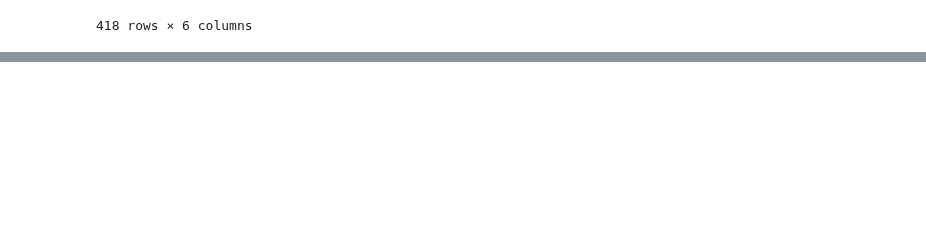
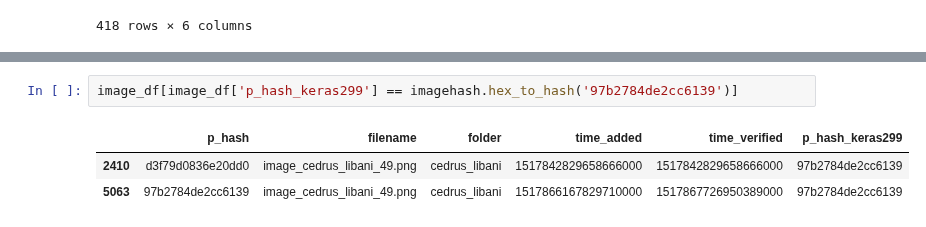
Before and after one commit to NathanielBlairStahn/tree-logic, a Jupyter notebook: notebooks_gb_3_classes/update_image_paths.ipynb, the cells around one changed output, grey strips where cells are left out. Saved outputs shown, nothing was run; the diff lists cells and outputs as text; blank space fills up the shorter version.

```diff
--- a/notebooks_gb_3_classes/update_image_paths.ipynb
+++ b/notebooks_gb_3_classes/update_image_paths.ipynb
@@ -119,0 +182,6 @@ image_df[image_df['p_hash'] != image_df['p_hash_keras299']]
+# %%
+image_df[image_df['p_hash_keras299'] == imagehash.hex_to_hash('97b2784de2cc6139')]
+# %% [output]
+|  | p_hash | filename | folder | time_added | time_verified | p_hash_keras299 |
+| 2410 | d3f79d0836e20dd0 | image_cedrus_libani_49.png | cedrus_libani | 1517842829658666000 | 1517842829658666000 | 97b2784de2cc6139 |
+| 5063 | 97b2784de2cc6139 | image_cedrus_libani_49.png | cedrus_libani | 1517866167829710000 | 1517867726950389000 | 97b2784de2cc6139 |
```
Also changed, not shown: parts of 14 cells of this notebook.
